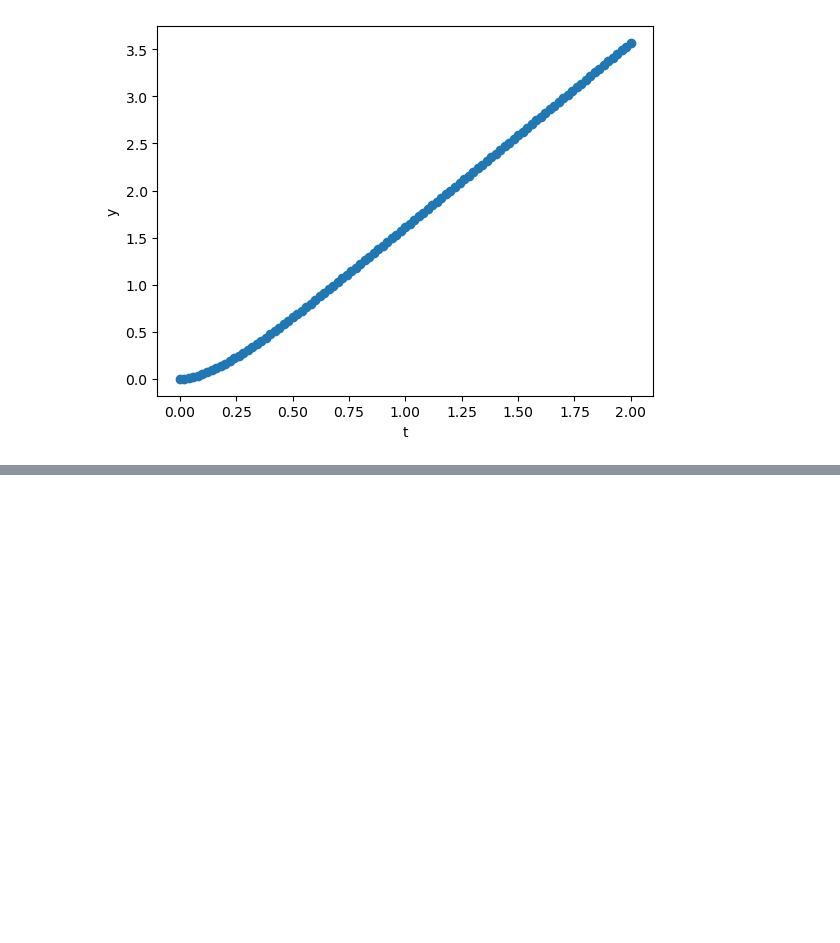
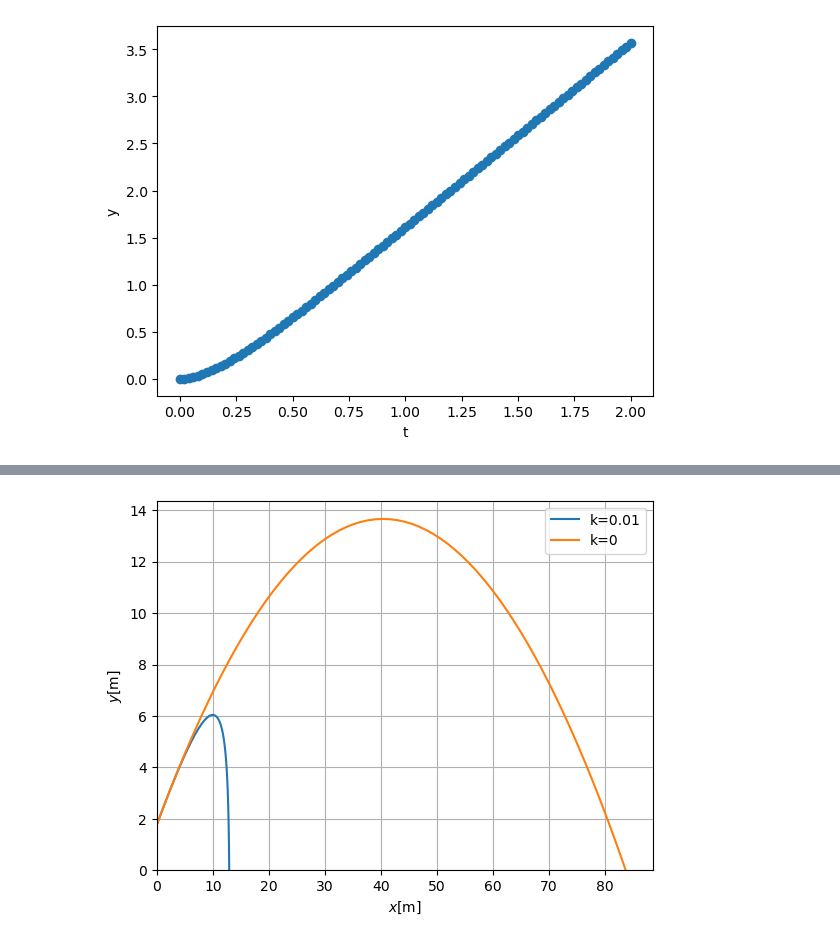
Before and after one commit to kyorin-phys/joho, a Jupyter notebook: p8.ipynb, the cells around one changed output, grey strips where cells are left out. Saved outputs shown, nothing was run; the diff lists cells and outputs as text; code cells hidden in the pictures; blank space fills up the shorter version.

```diff
--- a/p8.ipynb
+++ b/p8.ipynb
@@ -143,0 +267,47 @@ plt.show()
+# %%
+import numpy as np
+import matplotlib.pyplot as plt
+from numpy import radians, sin, cos
+def solve(k=0.01, V0=30, deg=30):
+    m = 0.005
+    g = 9.8
+    theta = radians(deg)
+    t = 0
+    dt = 0.05
+    x = 0
+    y = 1.8
+    u = V0*cos(theta)
+    v = V0*sin(theta)
+    T = [t]
+    X = [x]
+    Y = [y]
+    U = [u]
+    V = [v]
+    while y >= 0:
+        du = -k/m*u*dt
+        dv = -(g+k/m*v)*dt
+        dx = u*dt
+        dy = v*dt
+        u += du
+        v += dv
+        x += dx
+        y += dy
+        t += dt
+        T.append(t)
+        X.append(x)
+        Y.append(y)
+        U.append(u)
+        V.append(v)
+    plt.plot(X, Y,label=f'k={k}')
+    plt.xlabel('$x$[m]')
+    plt.ylabel('$y$[m]')
+
+solve(k=0.01,deg=30)
+solve(k=0,deg=30)
+plt.legend()
+plt.grid()
+plt.xlim(0,)
+plt.ylim(0,)
+plt.show()
+# %% [output]
+[figure, added]
```
Also changed, not shown: parts of 14 cells of this notebook.
